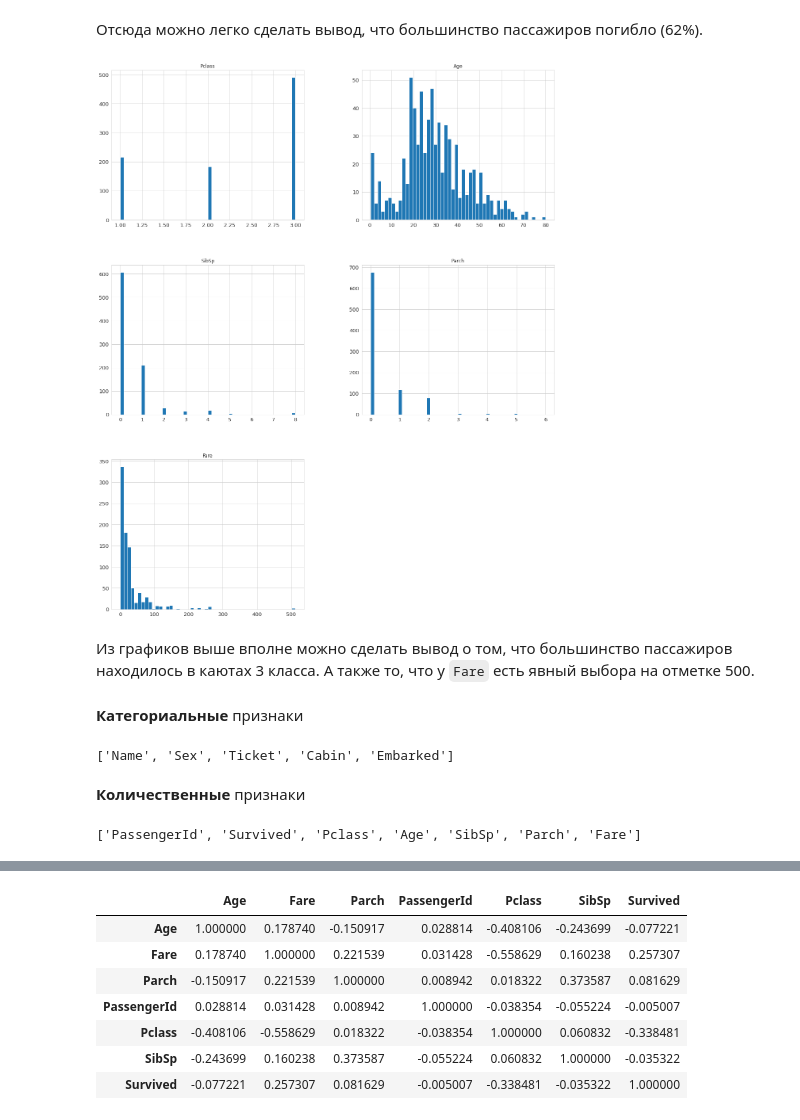
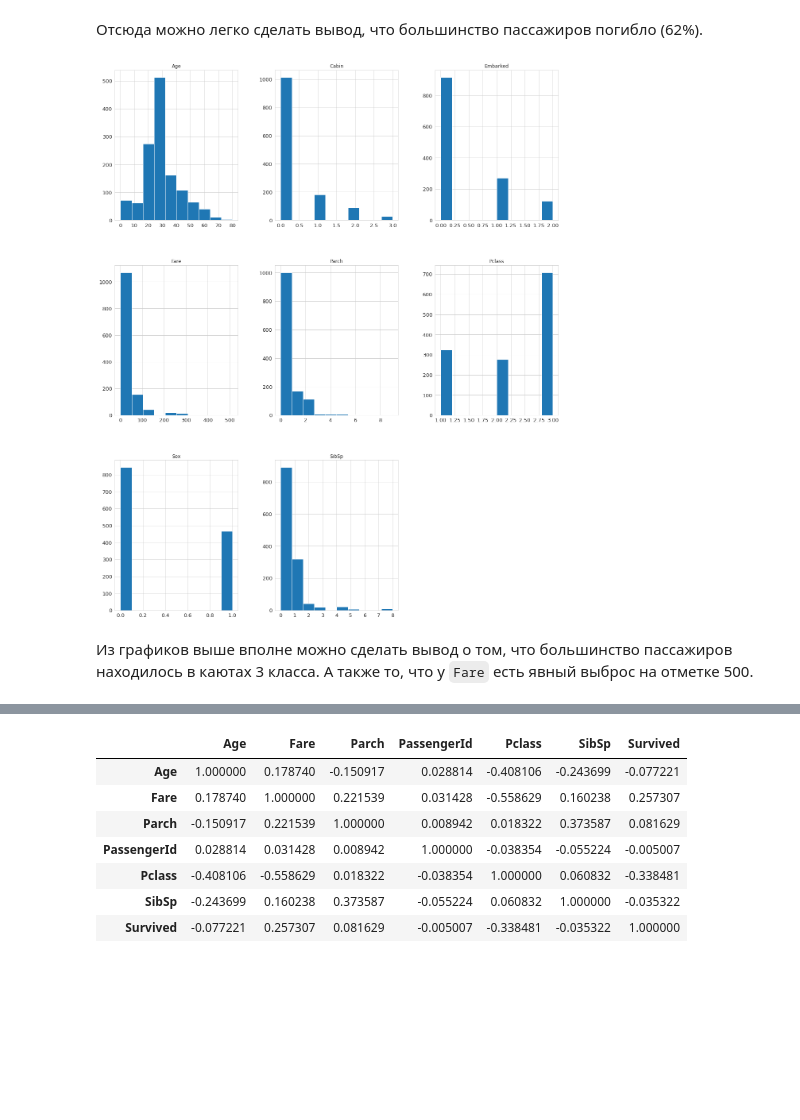
Before and after one commit to Lpshkn/Tutors, a Jupyter notebook: Practice/Titanic/Solution.ipynb, the cells around one changed output, grey strips where cells are left out. Saved outputs shown, nothing was run; the diff lists cells and outputs as text; code cells hidden in the pictures; blank space fills up the shorter version.

```diff
--- a/Practice/Titanic/Solution.ipynb
+++ b/Practice/Titanic/Solution.ipynb
@@ -324,0 +334,3 @@ memory usage: 112.6+ KB
+# %%
+targets, categories = df_all['Sex'].factorize()
+df_all['Sex'] = targets
@@ -343,9 +396,9 @@ plt.tick_params(labelsize=13)
 # %% [markdown]
 Отсюда можно легко сделать вывод, что большинство пассажиров погибло (62%).
 # %%
-df_train.drop(['PassengerId', 'Survived'], axis=1).hist(bins=50, figsize=(20, 25), xlabelsize=13, ylabelsize=13)
+df_all.drop(['PassengerId', 'Survived'], axis=1).hist(bins=10, figsize=(20, 25), xlabelsize=13, ylabelsize=13)
 plt.show()
 # %% [output]
-[figure, old version]
+[figure, new version]
 # %% [markdown]
-Из графиков выше вполне можно сделать вывод о том, что большинство пассажиров находилось в каютах 3 класса. А также то, что у `Fare` есть явный выбора на отметке 500.
+Из графиков выше вполне можно сделать вывод о том, что большинство пассажиров находилось в каютах 3 класса. А также то, что у `Fare` есть явный выброс на отметке 500.
@@ -355,12 +404,0 @@ quantitative = df_train.dtypes[df_train.dtypes != 'object'].index.tolist()
-# %% [markdown]
-**Категориальные** признаки
-# %%
-categorial
-# %% [output]
-['Name', 'Sex', 'Ticket', 'Cabin', 'Embarked']
-# %% [markdown]
-**Количественные** признаки
-# %%
-quantitative
-# %% [output]
-['PassengerId', 'Survived', 'Pclass', 'Age', 'SibSp', 'Parch', 'Fare']
```
Also changed, not shown: parts of 14 cells of this notebook.
